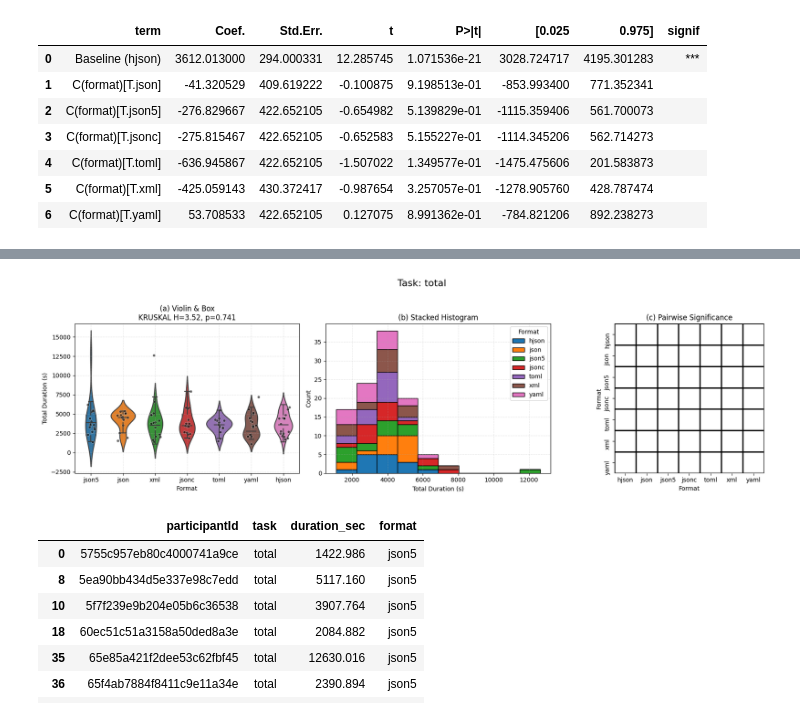
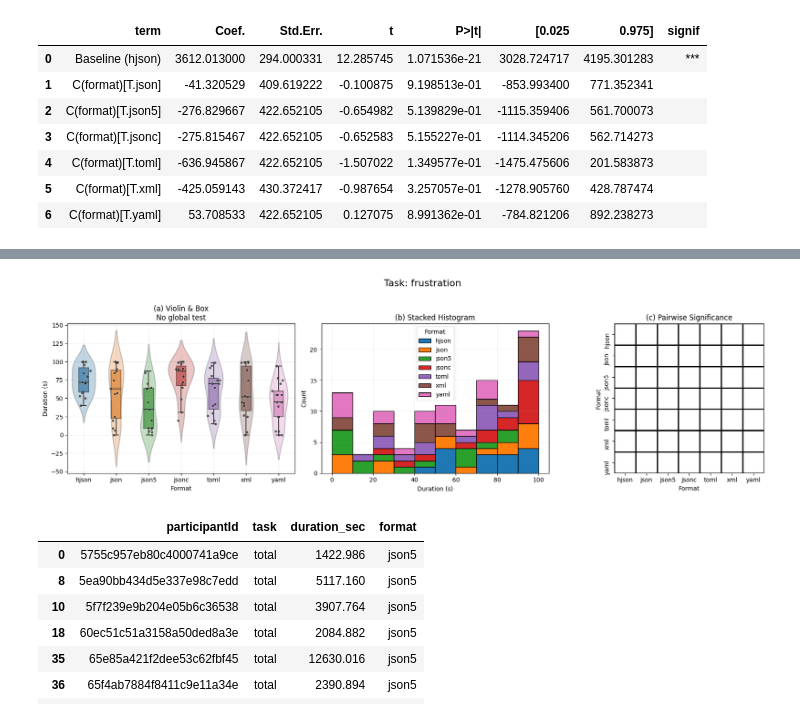
Before and after one commit to shiyihe-neko/VIS_RESULT, a Jupyter notebook: time_analysis.ipynb, the cells around one changed output, grey strips where cells are left out. Cells and saved outputs as stored; diff of their text form; code cells hidden in the pictures.

```diff
--- a/time_analysis.ipynb
+++ b/time_analysis.ipynb
@@ -13,4 +58,13 @@ import seaborn as sns
 
 
 
-config_time=pd.read_csv('/Users/shiyihe/Desktop/VIS_RESULT/0_task_time_config.csv')
+config_time=pd.read_csv('/Users/shiyihe/Desktop/VIS_RESULT/3_dc_agg_result_tabular.csv')
+# tabular_time=pd.read_csv('/Users/shiyihe/Desktop/VIS_RESULT/0_task_time_tabular.csv')
+# config_time=pd.concat([config,tabular_time])
+config_time['task'] = config_time['task'].replace({
+    'writing-task-tabular': 'writing-task',
+    'modifying-task-tabular': 'reading-task',
+    'reading-task-tabular': 'reading-task'
+})
+config_time_clean=config_time
+config_time_clean
@@ -183,7 +432,7 @@ def compare_format_effect(df, method='anova', alpha=0.05):
 
 
 summary_df, posthoc_df, reg_tables = compare_format_effect(
-    config_time_clean,
+    total_time,
     method='kruskal',    # 或 'kruskal'
     alpha=0.05
 )
@@ -405,14 +831,44 @@ def plot_format_differences_by_task(
 
         # (a) Violin + Box + Scatter
         ax1 = axes[0]
-        sns.violinplot(
-            data=data, x=group_col, y=value_col,
-            palette=palette, violin_kws = {'alpha': 0.3}, inner=None, ax=ax1
+        # sns.violinplot(
+        #     data=data, x=group_col, y=value_col,
+        #     palette=palette, violin_kws = {'alpha': 0.3}, inner=None, ax=ax1
+        # )
+        # sns.boxplot(
+        #     data=data, x=group_col, y=value_col,
+        #     palette=palette, width=0.3, boxprops={'alpha':0.7},
+        #     showfliers=False, ax=ax1
+        # )
+
+# 1) 先画小提琴 but 不用传 alpha
+        viols = sns.violinplot(
+            data    = data,
+            x       = group_col,
+            y       = value_col,
+            order   = formats,
+            palette = palette,
+            inner   = None,
+            ax      = ax1
         )
+
+        # 2) 拿到所有 body（PolyCollection），逐一 set_alpha(0.3)
+        for body in viols.findobj(match=type(viols.collections[0])):
+            # 如果你的调色板是 RGBA，上面的 palette 本身就带 alpha，
+            # 这里再叠加一次就更淡了；如果是 RGB，则这里赋 0.3 即可
+            body.set_alpha(0.3)
+
+        # 3) 再叠箱线，保持 alpha=0.7
         sns.boxplot(
-            data=data, x=group_col, y=value_col,
-            palette=palette, width=0.3, boxprops={'alpha':0.7},
-            showfliers=False, ax=ax1
+            data       = data,
+            x          = group_col,
+            y          = value_col,
+            order      = formats,
+            palette    = palette,
+            width      = 0.3,
+            boxprops   = {'alpha': 0.7},
+            showfliers = False,
+            ax         = ax1
         )
         for i, fmt in enumerate(formats):
             vs = data.loc[data[group_col] == fmt, value_col]
@@ -459,38 +915,38 @@ def plot_format_differences_by_task(
         plt.tight_layout()
         figs[task] = fig
 
     return figs
 
 
 
 # 假设你已有 compare_format_effect 输出的两个 DataFrame：
 #   summary_df, posthoc_df
 compare_res = {
     'global_df': summary_df,
     'posthoc': posthoc_df  # 或者你自己整理好的 { task_name: df_task }
 }
 
 # 明确传入你要画的任务列表
-tasks_to_draw = ['total']
+tasks_to_draw = ['frustration']
 # base = sns.color_palette("tab10", 7)
 # palette = [(r, g, b, 0.3) for r, g, b in base]
 
 figures = plot_format_differences_by_task(
-    config_time_clean,
+    config_time,
     compare_res,
     task_list=tasks_to_draw,
     participant_col='participantId',
-    value_col='duration_sec',
+    value_col='score',
     group_col='format',
     subtask_col='task',
     alpha=0.05
 )
 
 # 显示或保存
-figures['total'].show()
+# figures['modifying-task-tabular-3'].show()
 # figures['writing-task-NL'].savefig("writing_NL.png")
 # %% [output]
-[figure, old version]
+[figure, new version]
 # %%
 config_time_clean[config_time_clean['format']=='json5']
 # %% [output]
```
Also changed, not shown: parts of 11 cells of this notebook, 24 other files.
